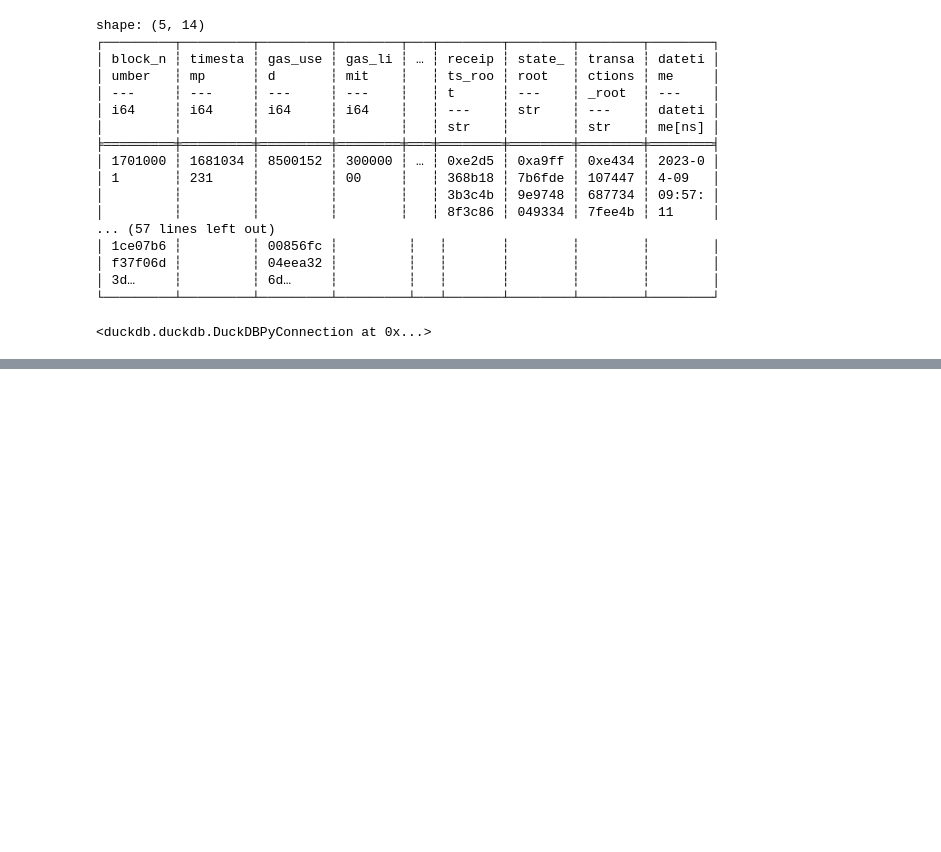
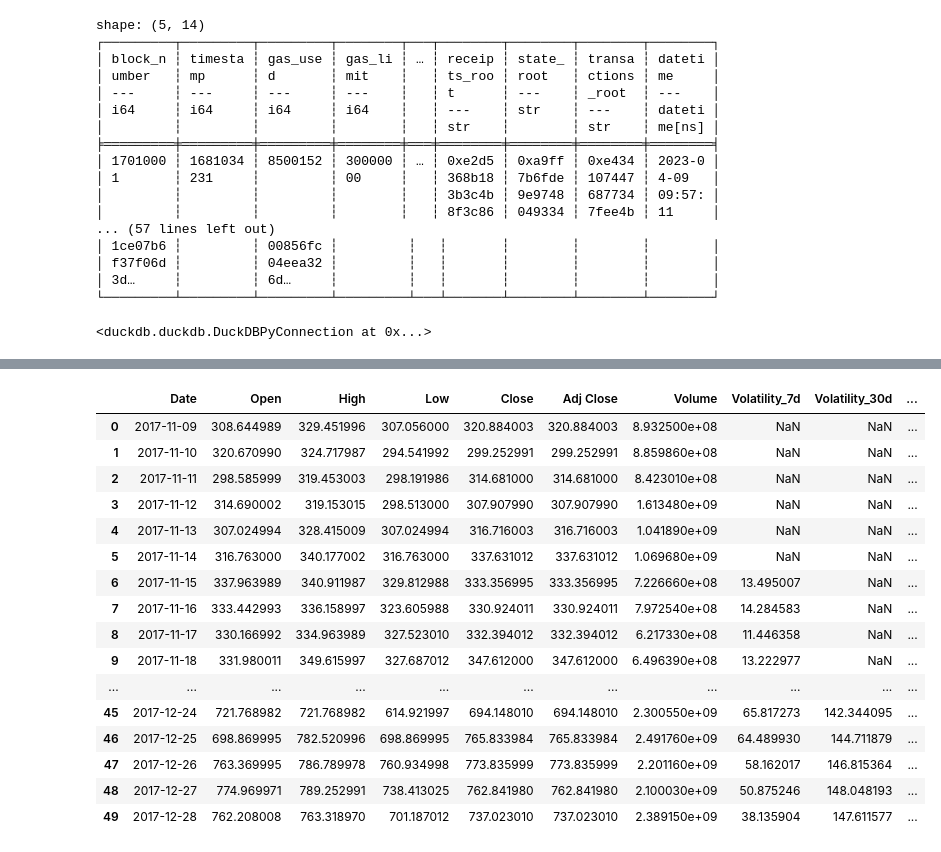
Before and after one commit to AaminaT/ethprediction, a Jupyter notebook: LoadandFeature.ipynb, the cells around one changed output, grey strips where cells are left out. Cells and saved outputs as stored; diff of their text form; code cells hidden in the pictures; blank space fills up the shorter version.

```diff
--- a/LoadandFeature.ipynb
+++ b/LoadandFeature.ipynb
@@ -765,0 +798,8 @@ con.close()
+# %%
+eth_stock = pd.read_csv("/Users/aaminathasneemkhaleel/Downloads/ETH-USD.csv")
+# %%
+print(eth_stock .isnull().sum())
+#there is a null value for each which could potentially impact results
+null_rows = eth_stock[eth_stock.isnull().any(axis=1)]
+print(null_rows)
+eth_stock=eth_stock.dropna()
@@ -765,0 +817,30 @@ con.close()
+# %%
+#volatility analysis -- might use this for LSTM
+eth_stock["Volatility_7d"] = eth_stock["Close"].rolling(window=7).std()
+eth_stock["Volatility_30d"] = eth_stock["Close"].rolling(window=30).std()
+# %%
+eth_stock["SMA_7"] = eth_stock["Close"].rolling(window=7).mean()
+eth_stock["SMA_30"] = eth_stock["Close"].rolling(window=30).mean()
+eth_stock["EMA_7"] = eth_stock["Close"].ewm(span=7, adjust=False).mean()
+eth_stock["EMA_30"] = eth_stock["Close"].ewm(span=30, adjust=False).mean()
+eth_stock["Date"] = pd.to_datetime(eth_stock["Date"])
+# %%
+eth_stock.head(50)
+# %% [output]
+|  | Date | Open | High | Low | Close | Adj Close | Volume | Volatility_7d | Volatility_30d | ... |
+| 0 | 2017-11-09 | 308.644989 | 329.451996 | 307.056000 | 320.884003 | 320.884003 | 8.932500e+08 | NaN | NaN | ... |
+| 1 | 2017-11-10 | 320.670990 | 324.717987 | 294.541992 | 299.252991 | 299.252991 | 8.859860e+08 | NaN | NaN | ... |
+| 2 | 2017-11-11 | 298.585999 | 319.453003 | 298.191986 | 314.681000 | 314.681000 | 8.423010e+08 | NaN | NaN | ... |
+| 3 | 2017-11-12 | 314.690002 | 319.153015 | 298.513000 | 307.907990 | 307.907990 | 1.613480e+09 | NaN | NaN | ... |
+| 4 | 2017-11-13 | 307.024994 | 328.415009 | 307.024994 | 316.716003 | 316.716003 | 1.041890e+09 | NaN | NaN | ... |
+| 5 | 2017-11-14 | 316.763000 | 340.177002 | 316.763000 | 337.631012 | 337.631012 | 1.069680e+09 | NaN | NaN | ... |
+| 6 | 2017-11-15 | 337.963989 | 340.911987 | 329.812988 | 333.356995 | 333.356995 | 7.226660e+08 | 13.495007 | NaN | ... |
+| 7 | 2017-11-16 | 333.442993 | 336.158997 | 323.605988 | 330.924011 | 330.924011 | 7.972540e+08 | 14.284583 | NaN | ... |
+| 8 | 2017-11-17 | 330.166992 | 334.963989 | 327.523010 | 332.394012 | 332.394012 | 6.217330e+08 | 11.446358 | NaN | ... |
+| 9 | 2017-11-18 | 331.980011 | 349.615997 | 327.687012 | 347.612000 | 347.612000 | 6.496390e+08 | 13.222977 | NaN | ... |
+| ... | ... | ... | ... | ... | ... | ... | ... | ... | ... | ... |
+| 45 | 2017-12-24 | 721.768982 | 721.768982 | 614.921997 | 694.148010 | 694.148010 | 2.300550e+09 | 65.817273 | 142.344095 | ... |
+| 46 | 2017-12-25 | 698.869995 | 782.520996 | 698.869995 | 765.833984 | 765.833984 | 2.491760e+09 | 64.489930 | 144.711879 | ... |
+| 47 | 2017-12-26 | 763.369995 | 786.789978 | 760.934998 | 773.835999 | 773.835999 | 2.201160e+09 | 58.162017 | 146.815364 | ... |
+| 48 | 2017-12-27 | 774.969971 | 789.252991 | 738.413025 | 762.841980 | 762.841980 | 2.100030e+09 | 50.875246 | 148.048193 | ... |
+| 49 | 2017-12-28 | 762.208008 | 763.318970 | 701.187012 | 737.023010 | 737.023010 | 2.389150e+09 | 38.135904 | 147.611577 | ... |
```
Also changed, not shown: parts of 12 cells of this notebook.
